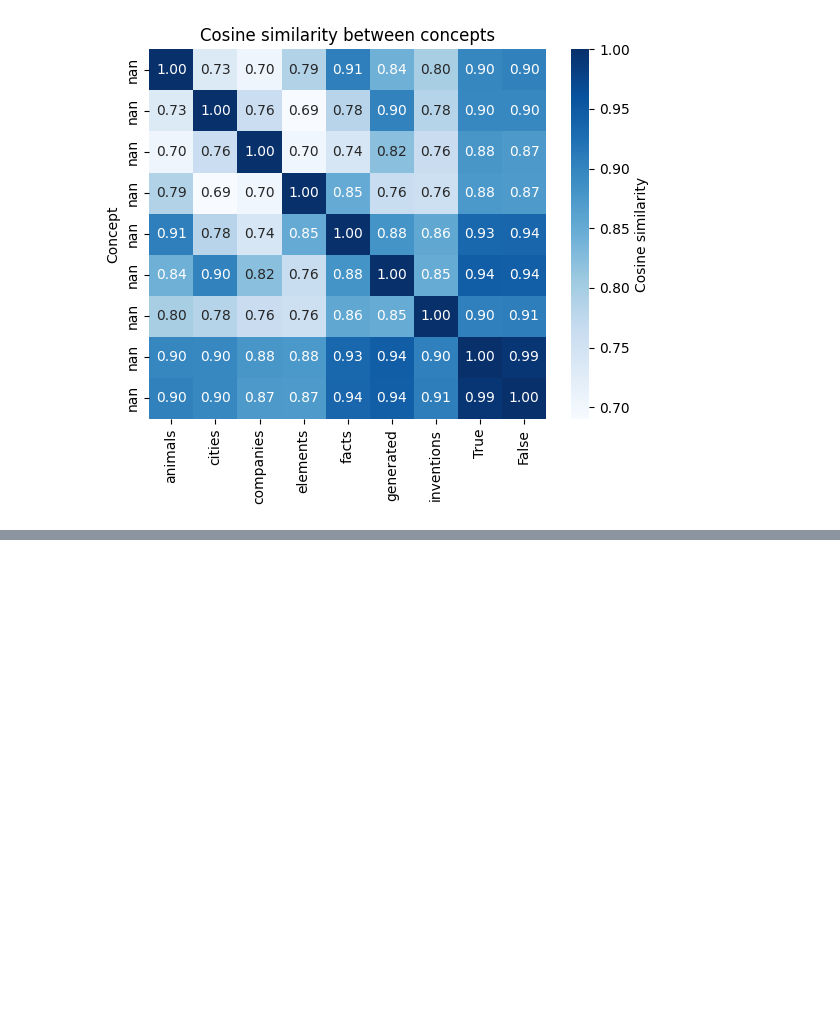
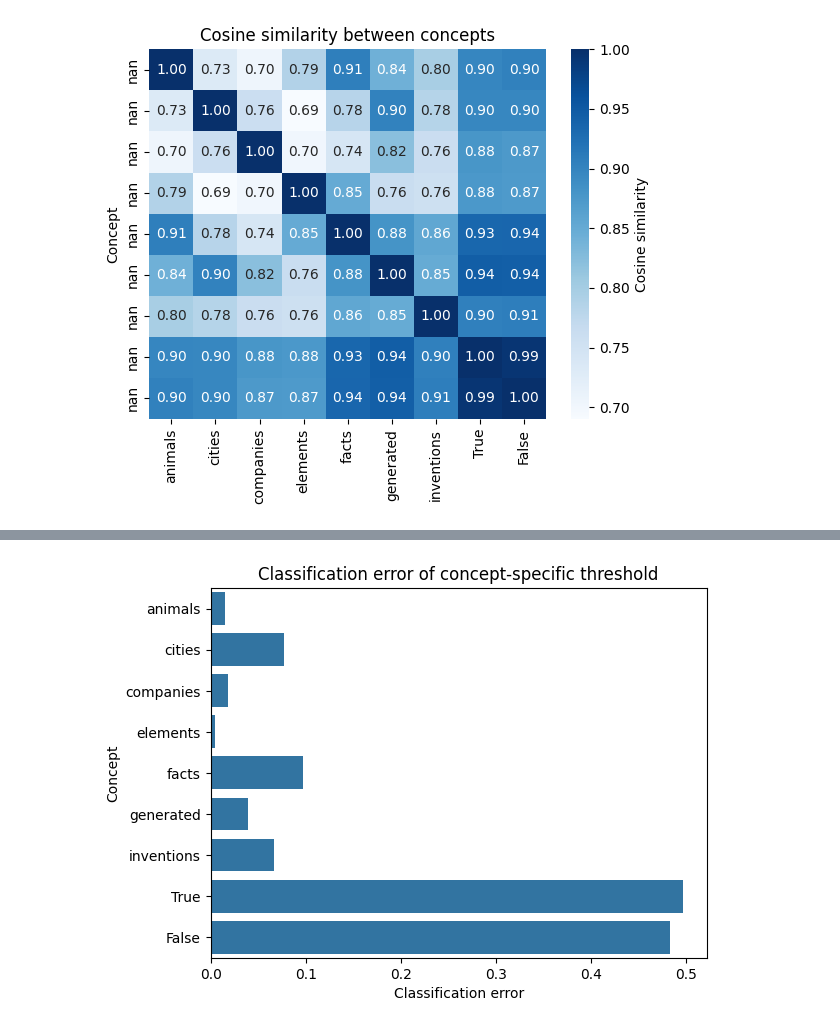
Before and after one commit to cassandra-goldberg/Calibrated_Concepts, a Jupyter notebook: Experiments/Process-TrueFalseDataset.ipynb, the cells around one changed output, grey strips where cells are left out. Saved outputs shown, nothing was run; the diff lists cells and outputs as text; code cells hidden in the pictures; blank space fills up the shorter version.

```diff
--- a/Experiments/Process-TrueFalseDataset.ipynb
+++ b/Experiments/Process-TrueFalseDataset.ipynb
@@ -278,0 +357,28 @@ Saving image... Done.
+# %%
+def get_concept_threshold(df, sim_df, concept, concept_type):
+    X, y, concept_list = get_concept_X_y_list(df, sim_df, concept, concept_type)
+    thresh, train_error, test_error = train_test_threshold(X, y, stratify_list=concept_list)
+    return thresh, train_error, test_error
+
+def get_individual_thresholds(df, sim_df, concept_types = ['category', 'label'],
+                                verbose=True):
+    label_map = {0: 'False', 1: 'True'}
+    thresholds = {}
+    train_errors = {}
+    test_errors = {}
+    for concept_type in concept_types:
+        concepts = list(df[concept_type].unique())
+        for concept in concepts:
+            thresh, train_error, test_error = get_concept_threshold(df, sim_df, concept, concept_type)
+            if concept in label_map.keys():
+                concept_name = label_map[concept]
+            else:
+                concept_name = concept
+            thresholds[concept_name] = thresh
+            train_errors[concept_name] = train_error
+            test_errors[concept_name] = test_error
+            if verbose:
+                print(f'Concept: {concept_name.ljust(10)} | Threshold: {thresh:.3f} | Train error: {train_error:.3f} | Test error: {test_error:.3f}')
+    return thresholds, train_errors, test_errors
+# %%
+thresholds, train_errors, test_errors = get_individual_thresholds(df, sim_df)
@@ -278,0 +395,12 @@ Saving image... Done.
+# %%
+def plot_concept_thresh_errors(test_errors):
+    fig, ax = plt.subplots(1,1)
+    sns.barplot(test_errors, orient="y", ax=ax)
+    ax.set_xlabel('Classification error')
+    ax.set_ylabel('Concept')
+    ax.set_title('Classification error of concept-specific threshold')
+    plt.show()
+# %%
+plot_concept_thresh_errors(test_errors)
+# %% [output]
+[figure, added]
```
Also changed, not shown: parts of 10 cells of this notebook.
